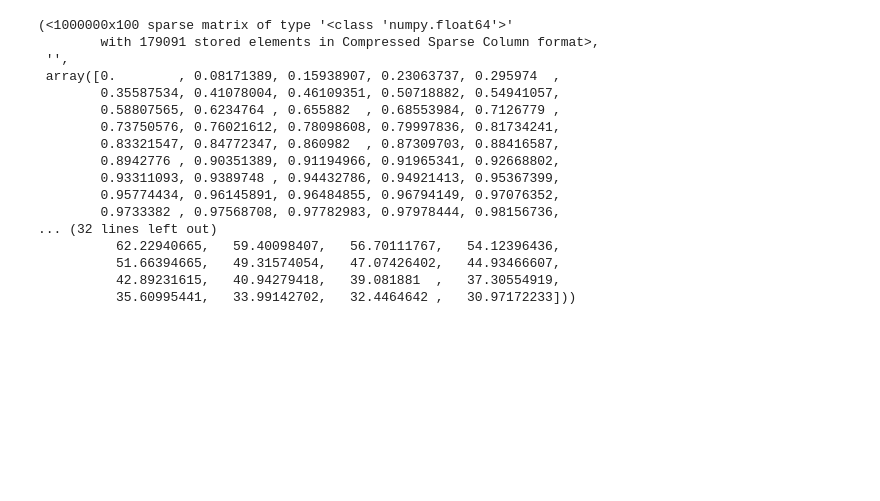
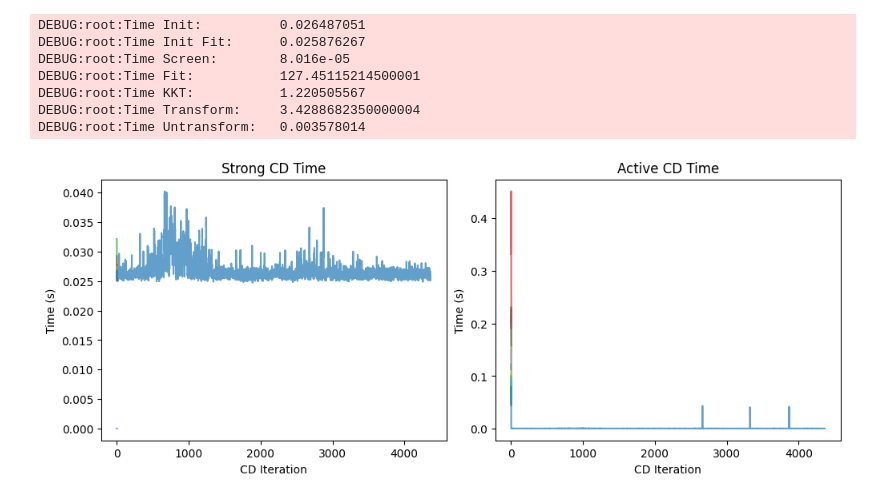
Before and after one commit to JamesYang007/adelie, a Jupyter notebook: research/paper_results/group_basil.ipynb, the cells around one changed output. Saved outputs shown, nothing was run; the diff lists cells and outputs as text; code cells hidden in the pictures; blank space fills up the shorter version.

```diff
--- a/research/paper_results/group_basil.ipynb
+++ b/research/paper_results/group_basil.ipynb
@@ -57,20 +70,0 @@ Wall time: 2min 39s
-# %%
-out['betas'], out['error'], np.array(out['rsqs']), np.array(out['lmdas'])
-# %% [output]
-(<1000000x100 sparse matrix of type '<class 'numpy.float64'>'
-        with 179091 stored elements in Compressed Sparse Column format>,
- '',
- array([0.        , 0.08171389, 0.15938907, 0.23063737, 0.295974  ,
-        0.35587534, 0.41078004, 0.46109351, 0.50718882, 0.54941057,
-        0.58807565, 0.6234764 , 0.655882  , 0.68553984, 0.7126779 ,
-        0.73750576, 0.76021612, 0.78098608, 0.79997836, 0.81734241,
-        0.83321547, 0.84772347, 0.860982  , 0.87309703, 0.88416587,
-        0.8942776 , 0.90351389, 0.91194966, 0.91965341, 0.92668802,
-        0.93311093, 0.9389748 , 0.94432786, 0.94921413, 0.95367399,
-        0.95774434, 0.96145891, 0.96484855, 0.96794149, 0.97076352,
-        0.9733382 , 0.97568708, 0.97782983, 0.97978444, 0.98156736,
-... (32 lines left out)
-          62.22940665,   59.40098407,   56.70111767,   54.12396436,
-          51.66394665,   49.31574054,   47.07426402,   44.93466607,
-          42.89231615,   40.94279418,   39.081881  ,   37.30554919,
-          35.60995441,   33.99142702,   32.4464642 ,   30.97172233]))
@@ -76,0 +78,11 @@ out['betas'], out['error'], np.array(out['rsqs']), np.array(out['lmdas'])
+# %%
+analyze_naive(diag_naive)
+# %% [output]
+DEBUG:root:Time Init:          0.026487051
+DEBUG:root:Time Init Fit:      0.025876267
+DEBUG:root:Time Screen:        8.016e-05
+DEBUG:root:Time Fit:           127.45115214500001
+DEBUG:root:Time KKT:           1.220505567
+DEBUG:root:Time Transform:     3.4288682350000004
+DEBUG:root:Time Untransform:   0.003578014
+[figure, added]
```
Also changed, not shown: parts of 13 cells of this notebook, 17 other files.
